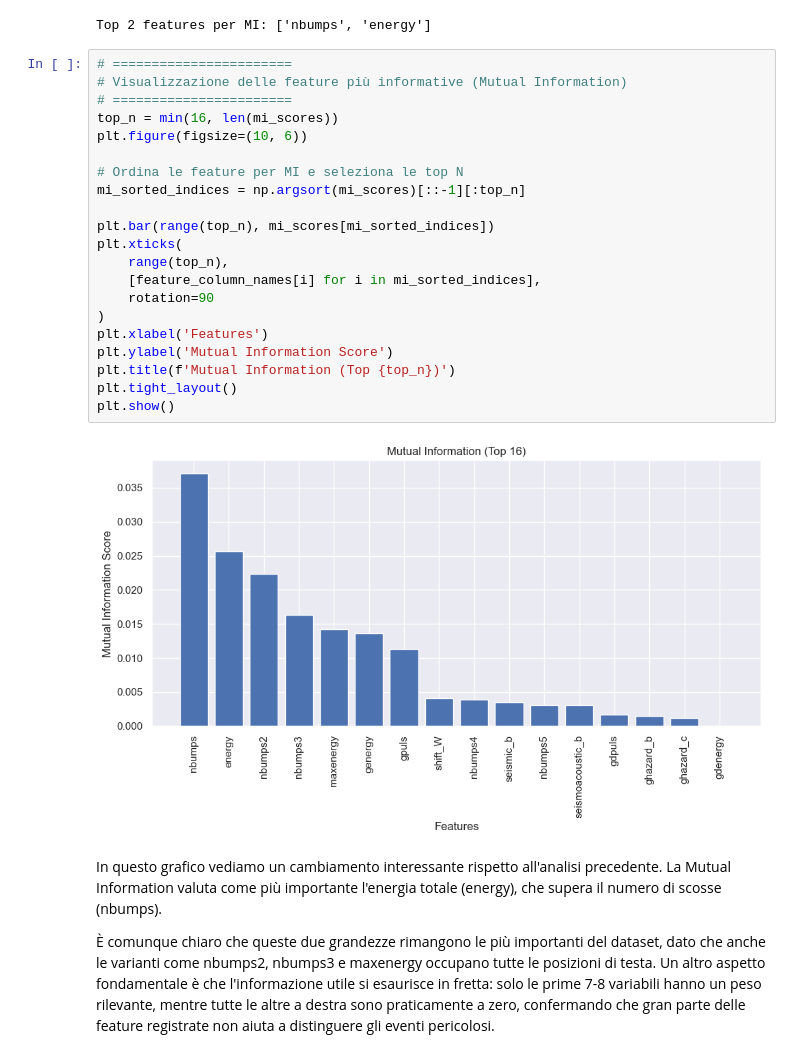
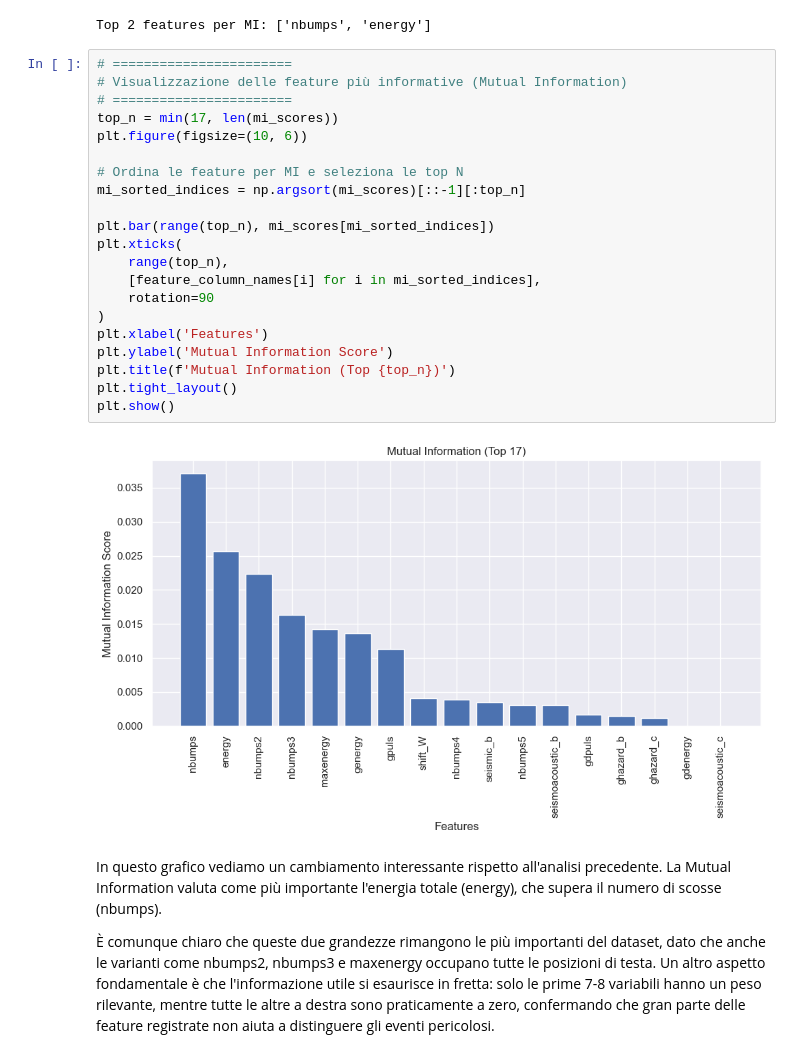
Before and after one commit to Pandanna/Data-Mining-Project, a Jupyter notebook: Dataset/Seismic_dataset.ipynb, the cells around one changed output. Cells and saved outputs as stored; diff of their text form.

```diff
--- a/Dataset/Seismic_dataset.ipynb
+++ b/Dataset/Seismic_dataset.ipynb
@@ -1133,26 +1133,26 @@ Top 2 features per MI: ['nbumps', 'energy']
 # %%
 # =======================
 # Visualizzazione delle feature più informative (Mutual Information)
 # =======================
-top_n = min(16, len(mi_scores))
+top_n = min(17, len(mi_scores))
 plt.figure(figsize=(10, 6))
 
 # Ordina le feature per MI e seleziona le top N
 mi_sorted_indices = np.argsort(mi_scores)[::-1][:top_n]
 
 plt.bar(range(top_n), mi_scores[mi_sorted_indices])
 plt.xticks(
     range(top_n),
     [feature_column_names[i] for i in mi_sorted_indices],
     rotation=90
 )
 plt.xlabel('Features')
 plt.ylabel('Mutual Information Score')
 plt.title(f'Mutual Information (Top {top_n})')
 plt.tight_layout()
 plt.show()
 # %% [output]
-[figure, old version]
+[figure, new version]
 # %% [markdown]
 In questo grafico vediamo un cambiamento interessante rispetto all'analisi precedente. La Mutual Information valuta come più importante l'energia totale (energy), che supera il numero di scosse (nbumps).
 
```
Also changed, not shown: parts of 1 cell of this notebook, 1 other file.
